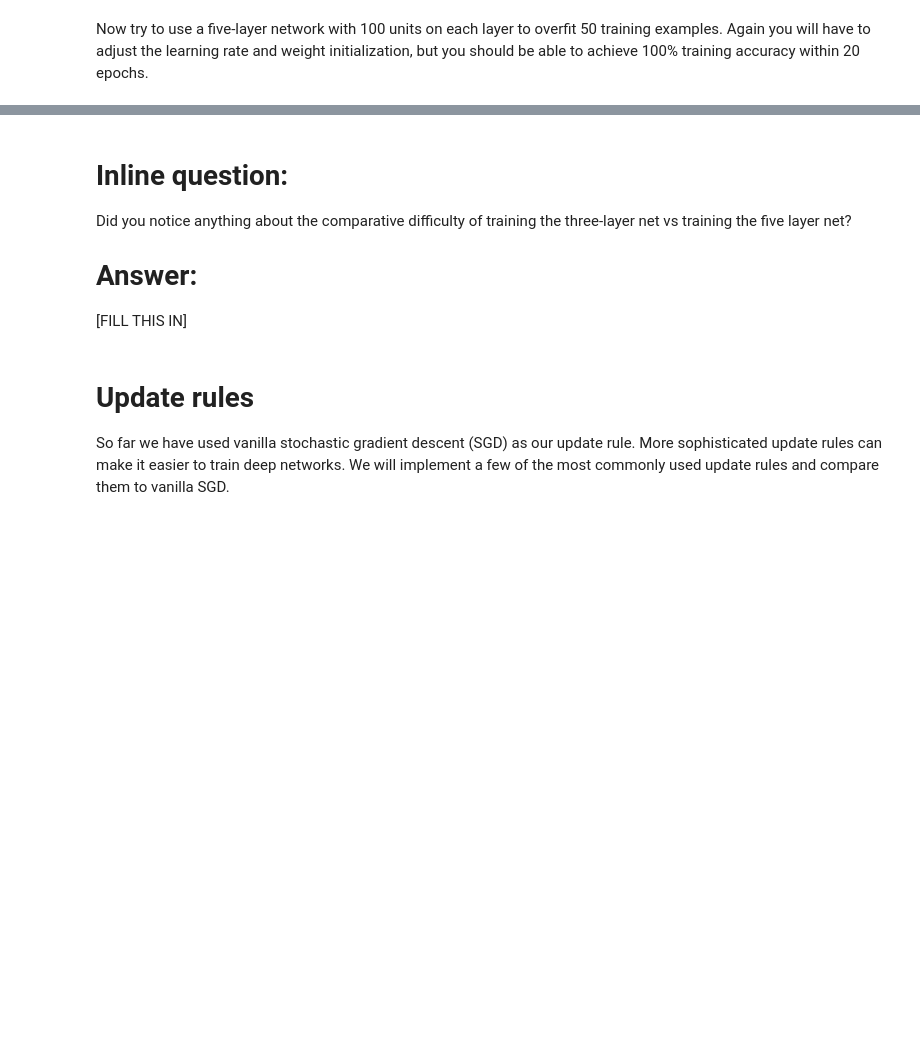
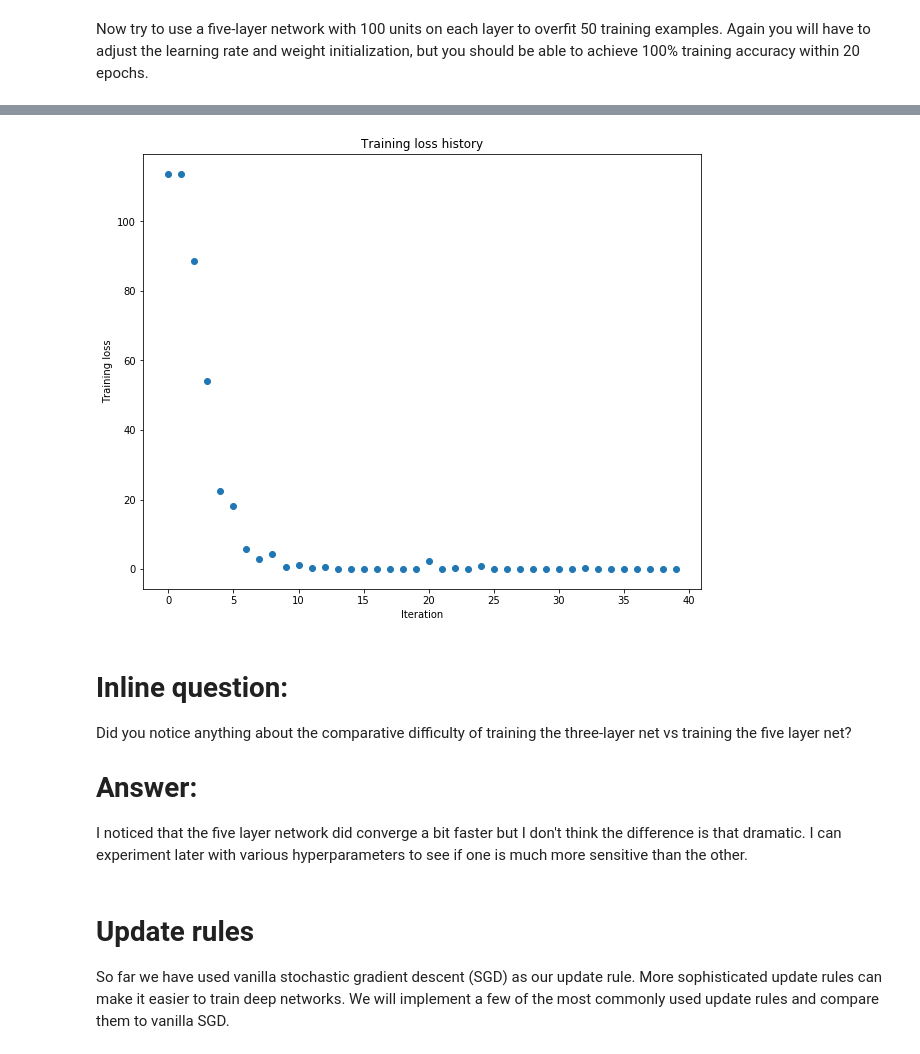
Before and after one commit to jleffell/CS231n, a Jupyter notebook: assignment2/FullyConnectedNets.ipynb, the cells around one changed output, grey strips where cells are left out. Cells and saved outputs as stored; diff of their text form; code cells hidden in the pictures; blank space fills up the shorter version.

```diff
--- a/assignment2/FullyConnectedNets.ipynb
+++ b/assignment2/FullyConnectedNets.ipynb
@@ -481,7 +512,7 @@ small_data = {
 }
 
 learning_rate = 1e-3
-weight_scale = 1e-5
+weight_scale = 1e-1
 model = FullyConnectedNet([100, 100, 100, 100],
                 weight_scale=weight_scale, dtype=np.float64)
 solver = Solver(model, small_data,
@@ -498,3 +529,4 @@ plt.title('Training loss history')
 plt.xlabel('Iteration')
 plt.ylabel('Training loss')
 plt.show()
+# %% [output]
@@ -501,9 +550,10 @@ plt.show()
+[figure, added]
 # %% [markdown]
 # Inline question:
 Did you notice anything about the comparative difficulty of training the three-layer net vs training the five layer net?
 
 # Answer:
-[FILL THIS IN]
+I noticed that the five layer network did converge a bit faster but I don't think the difference is that dramatic. I can experiment later with various hyperparameters to see if one is much more sensitive than the other.
 # %% [markdown]
 # Update rules
 So far we have used vanilla stochastic gradient descent (SGD) as our update rule. More sophisticated update rules can make it easier to train deep networks. We will implement a few of the most commonly used update rules and compare them to vanilla SGD.
```
Also changed, not shown: parts of 3 cells of this notebook, 1 other file.
